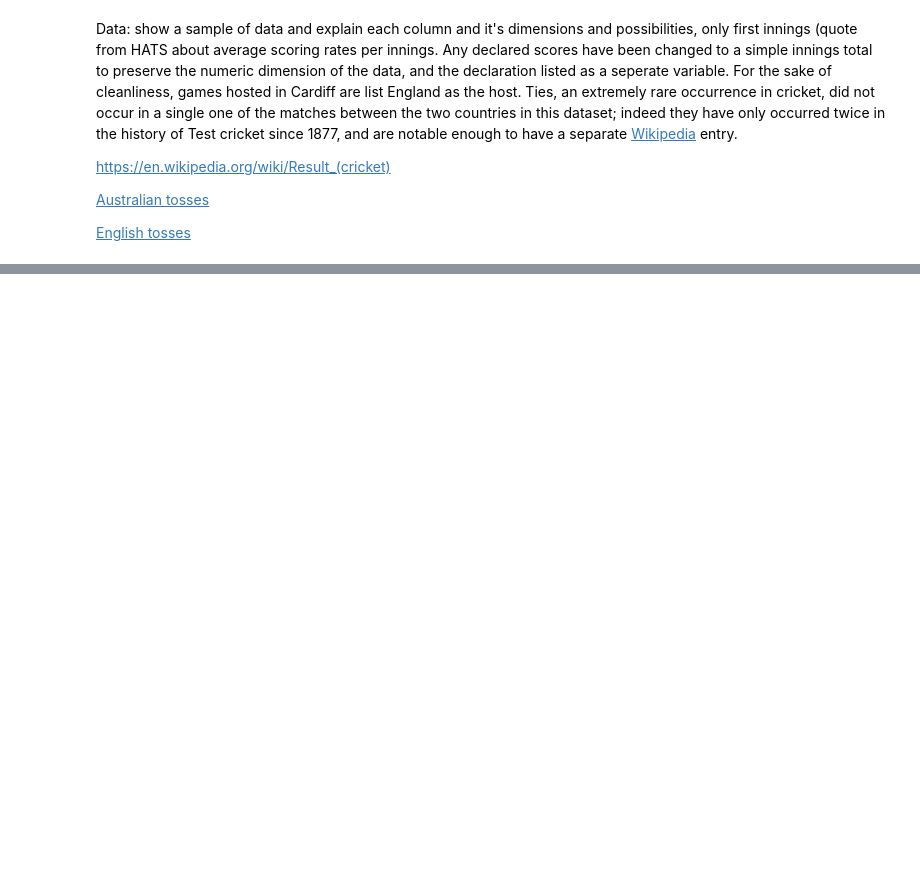
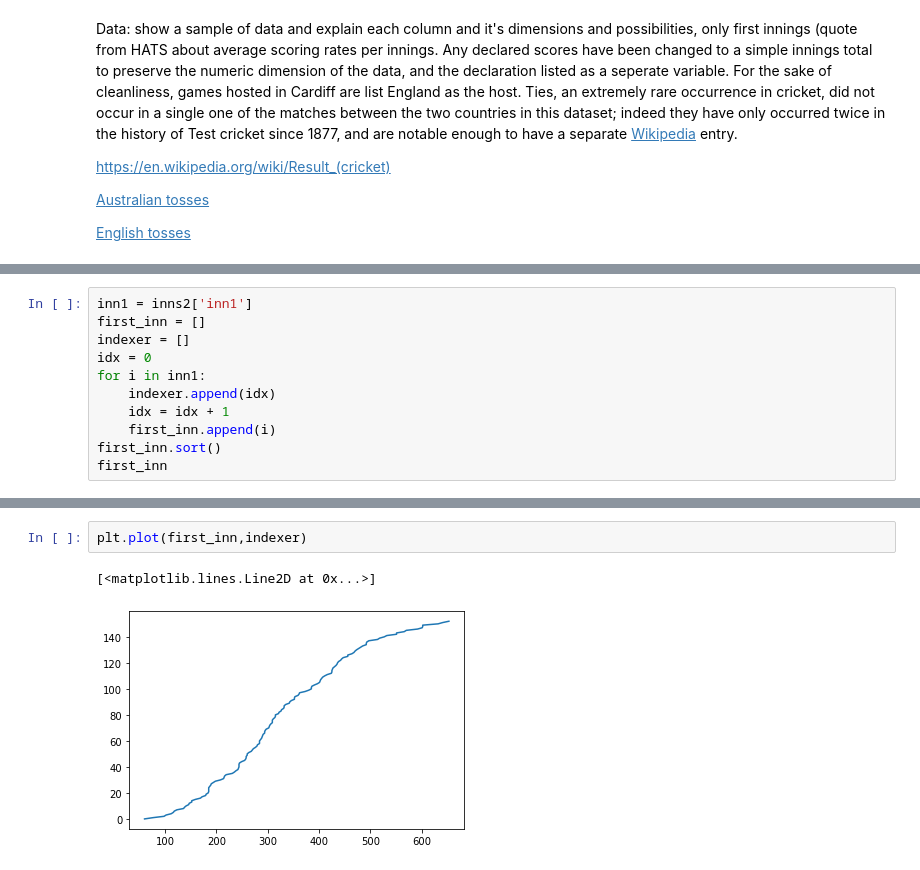
Before and after one commit to kiehozero/atu-progda-assignment, a Jupyter notebook: assignment.ipynb, the cells around one changed output, grey strips where cells are left out. Cells and saved outputs as stored; diff of their text form; blank space fills up the shorter version.

```diff
--- a/assignment.ipynb
+++ b/assignment.ipynb
@@ -99,0 +147,11 @@ ash[0:10]
+# %%
+inn1 = inns2['inn1']
+first_inn = []
+indexer = []
+idx = 0
+for i in inn1:
+    indexer.append(idx)
+    idx = idx + 1
+    first_inn.append(i)
+first_inn.sort()
+first_inn
@@ -99,0 +176,5 @@ ash[0:10]
+# %%
+plt.plot(first_inn,indexer)
+# %% [output]
+[<matplotlib.lines.Line2D at 0x...>]
+[figure, added]
```
Also changed, not shown: parts of 10 cells of this notebook, 1 other file.
